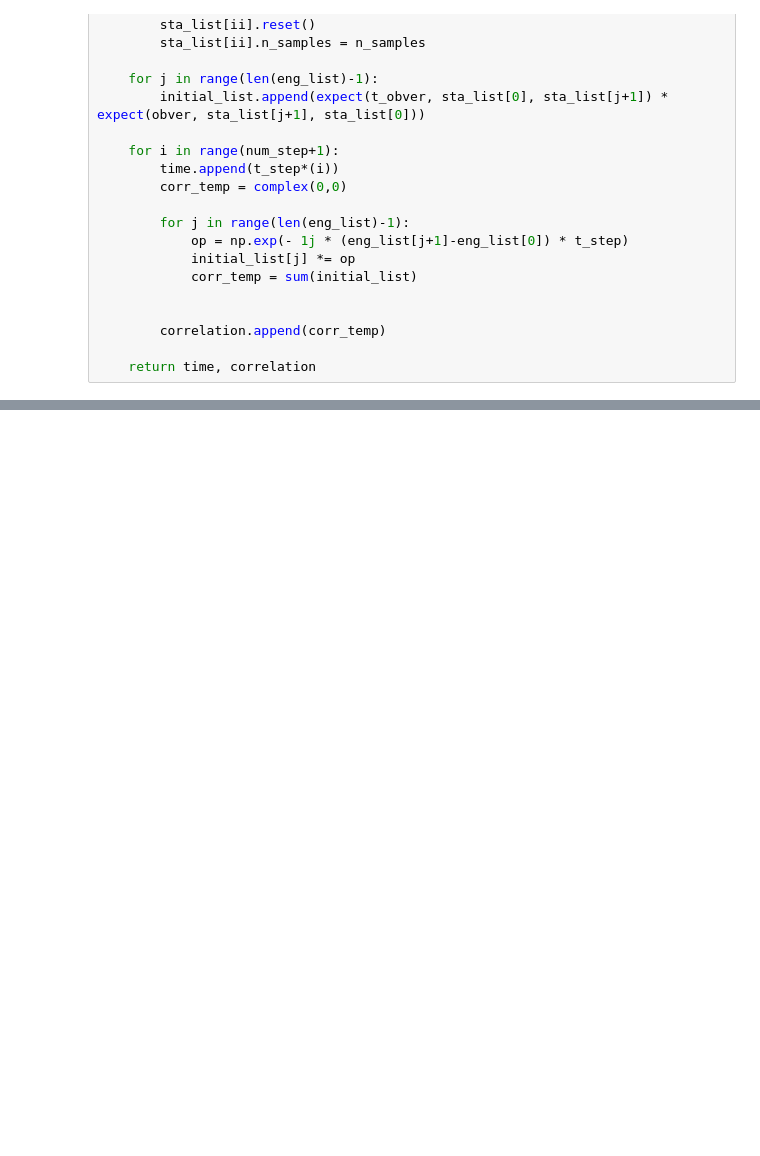
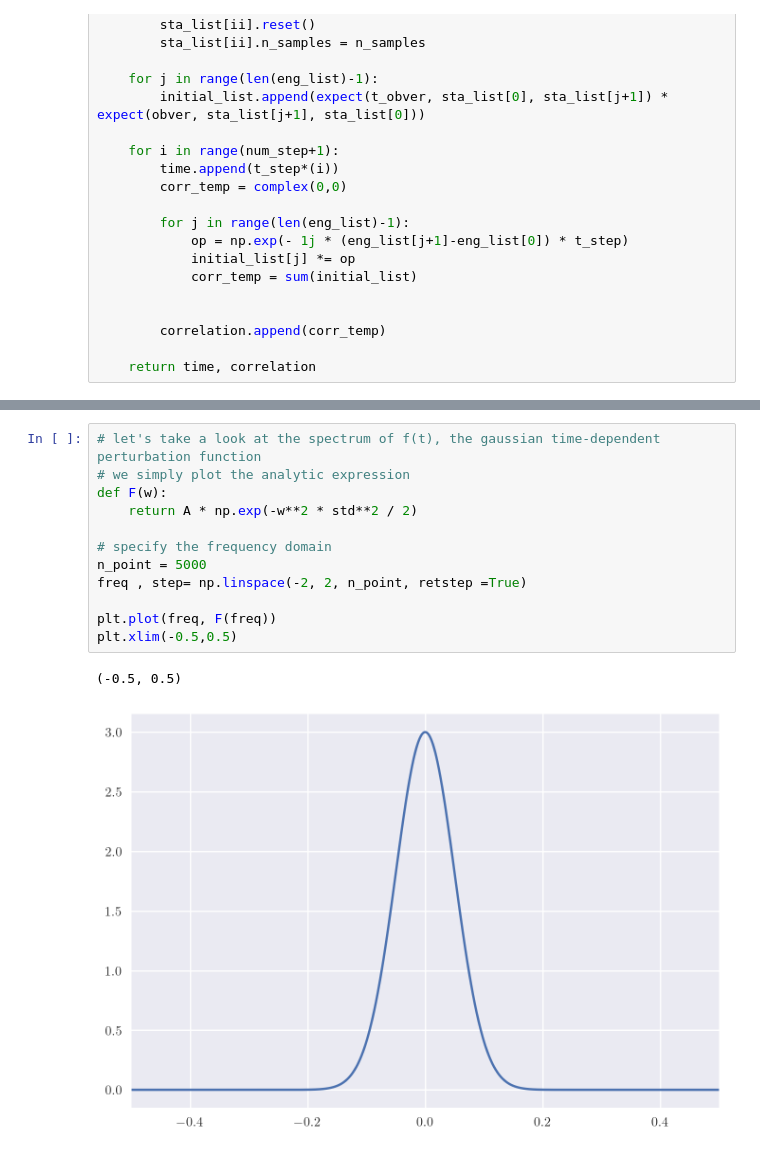
Before and after one commit to victor11235/RBM-quantum-state, a Jupyter notebook: efficient dynamics/linear_response.ipynb, the cells around one changed output, grey strips where cells are left out. Cells and saved outputs as stored; diff of their text form; blank space fills up the shorter version.

```diff
--- a/efficient dynamics/linear_response.ipynb
+++ b/efficient dynamics/linear_response.ipynb
@@ -332,0 +593,15 @@ def evo_corr(t_obver, obver, sta_list, eng_list, t_end, t_step, n_samples):
+# %%
+# let's take a look at the spectrum of f(t), the gaussian time-dependent perturbation function
+# we simply plot the analytic expression
+def F(w):
+    return A * np.exp(-w**2 * std**2 / 2)
+
+# specify the frequency domain
+n_point = 5000
+freq , step= np.linspace(-2, 2, n_point, retstep =True)
+
+plt.plot(freq, F(freq))
+plt.xlim(-0.5,0.5)
+# %% [output]
+(-0.5, 0.5)
+[figure, added]
```
Also changed, not shown: parts of 17 cells of this notebook.
